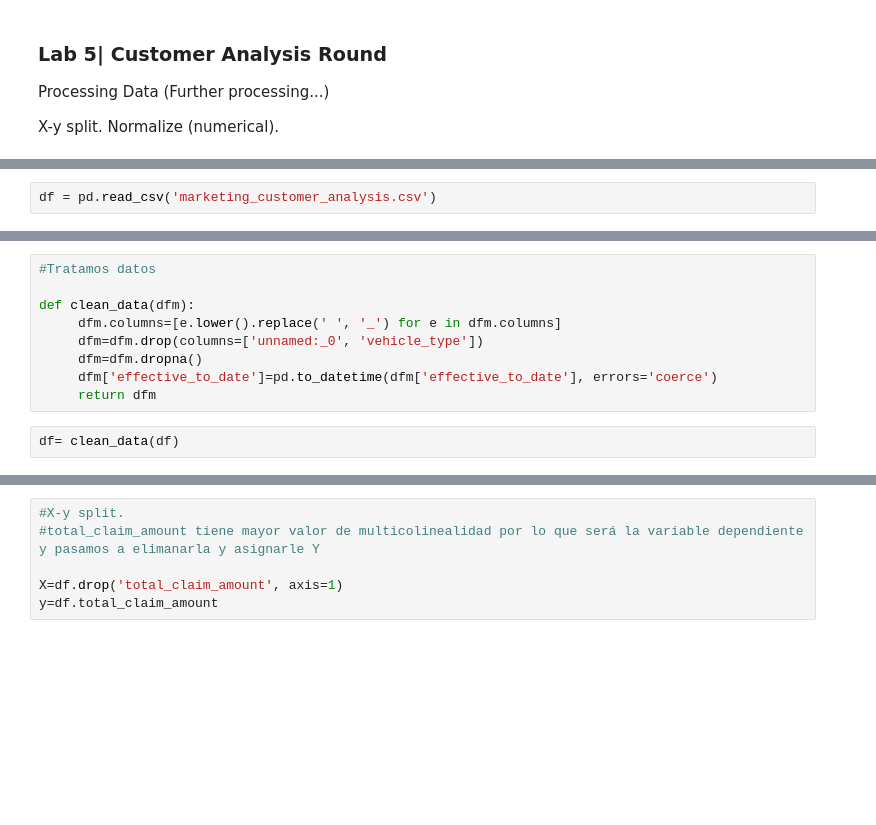
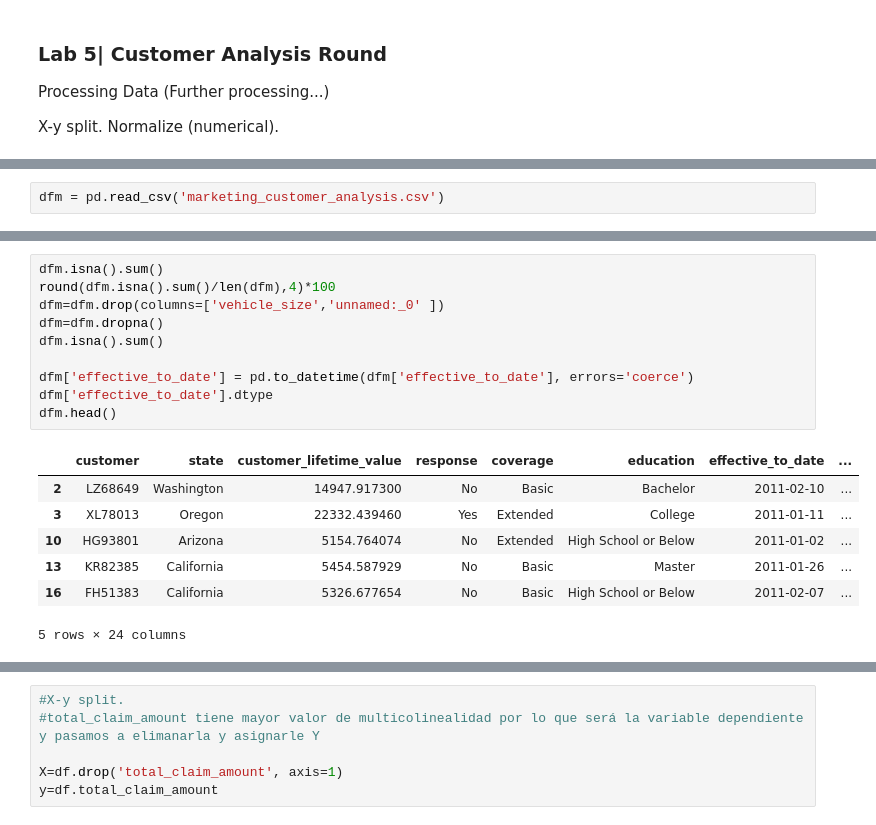
Before and after one commit to EmiliaLopez/IRONHACK_DA_LABS, a Jupyter notebook: Lab5_6_7.ipynb, the cells around one changed output, grey strips where cells are left out. Saved outputs shown, nothing was run; the diff lists cells and outputs as text; blank space fills up the shorter version.

```diff
--- a/Lab5_6_7.ipynb
+++ b/Lab5_6_7.ipynb
@@ -18,3 +19,3 @@ from sklearn import metrics
 # %%
-df = pd.read_csv('marketing_customer_analysis.csv')
+dfm = pd.read_csv('marketing_customer_analysis.csv')
 # %%
@@ -36,11 +46,18 @@ df
 # %%
-#Tratamos datos
+dfm.isna().sum()
+round(dfm.isna().sum()/len(dfm),4)*100
+dfm=dfm.drop(columns=['vehicle_size','unnamed:_0' ])
+dfm=dfm.dropna()
+dfm.isna().sum()
 
-def clean_data(dfm):
-     dfm.columns=[e.lower().replace(' ', '_') for e in dfm.columns]
-     dfm=dfm.drop(columns=['unnamed:_0', 'vehicle_type'])
-     dfm=dfm.dropna()
-     dfm['effective_to_date']=pd.to_datetime(dfm['effective_to_date'], errors='coerce')
-     return dfm
+dfm['effective_to_date'] = pd.to_datetime(dfm['effective_to_date'], errors='coerce')
+dfm['effective_to_date'].dtype
+dfm.head()
+# %% [output]
+|  | customer | state | customer_lifetime_value | response | coverage | education | effective_to_date | ... |
+| 2 | LZ68649 | Washington | 14947.917300 | No | Basic | Bachelor | 2011-02-10 | ... |
+| 3 | XL78013 | Oregon | 22332.439460 | Yes | Extended | College | 2011-01-11 | ... |
+| 10 | HG93801 | Arizona | 5154.764074 | No | Extended | High School or Below | 2011-01-02 | ... |
+| 13 | KR82385 | California | 5454.587929 | No | Basic | Master | 2011-01-26 | ... |
+| 16 | FH51383 | California | 5326.677654 | No | Basic | High School or Below | 2011-02-07 | ... |
+5 rows × 24 columns
-# %%
-df= clean_data(df)
```
Also changed, not shown: parts of 10 cells of this notebook.
